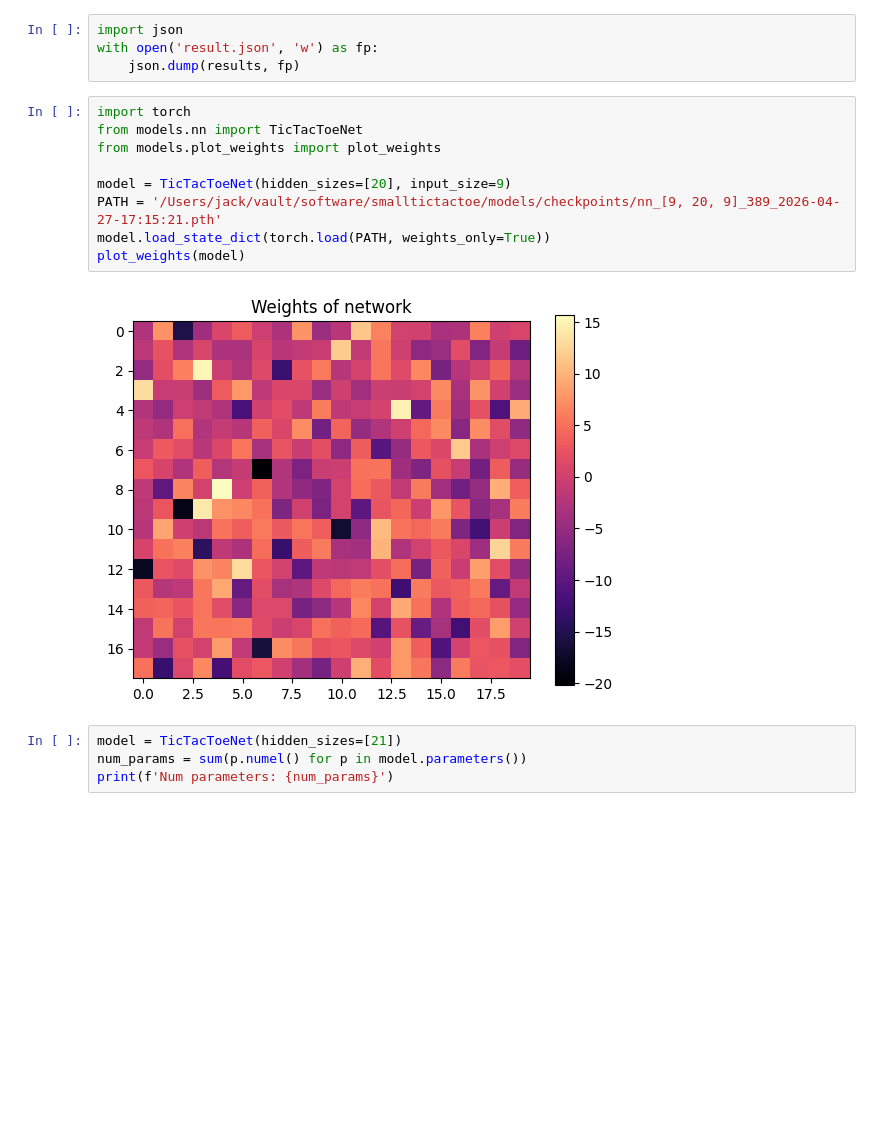
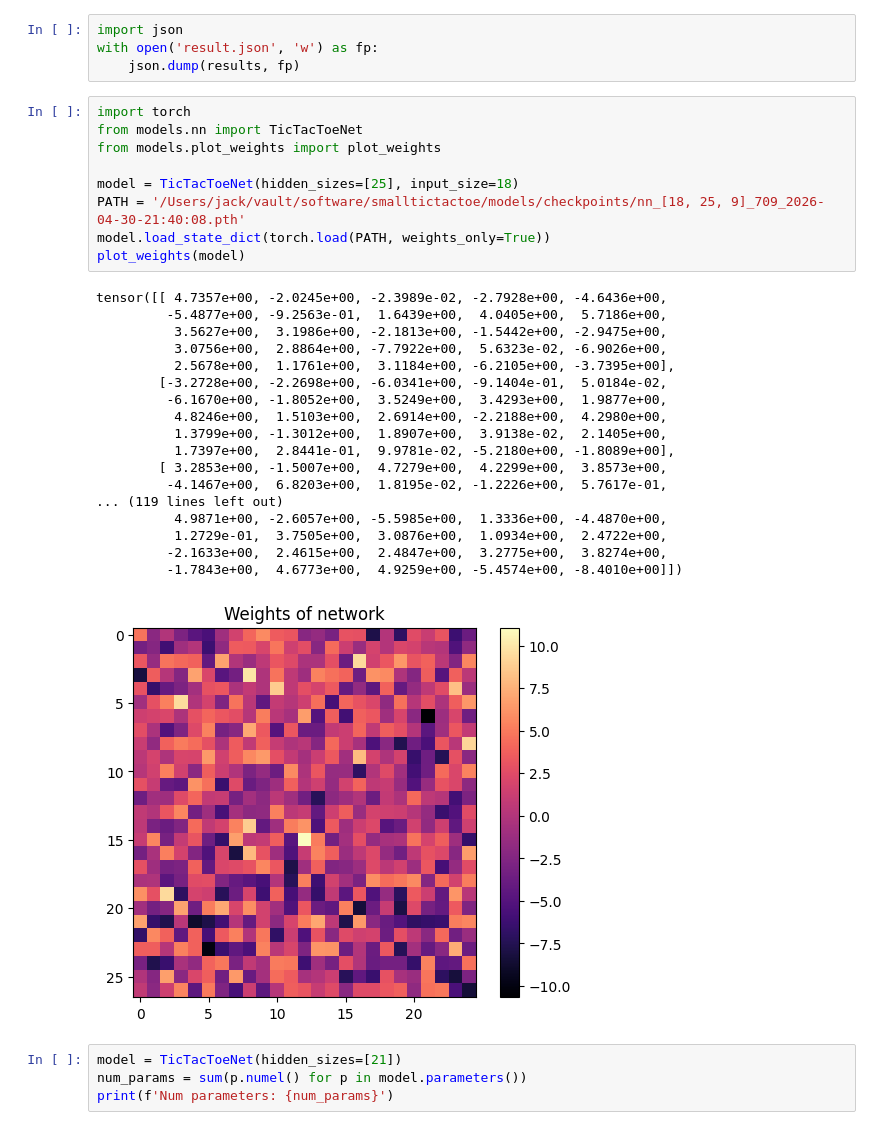
Before and after one commit to JackHanke/smalltictactoe, a Jupyter notebook: workspace.ipynb, the cells around one changed output. Saved outputs shown, nothing was run; the diff lists cells and outputs as text; blank space fills up the shorter version.

```diff
--- a/workspace.ipynb
+++ b/workspace.ipynb
@@ -42,14 +42,31 @@ with open('result.json', 'w') as fp:
 # %%
 import torch
 from models.nn import TicTacToeNet
 from models.plot_weights import plot_weights
 
-model = TicTacToeNet(hidden_sizes=[20], input_size=9)
-PATH = '/Users/jack/vault/software/smalltictactoe/models/checkpoints/nn_[9, 20, 9]_389_2026-04-27-17:15:21.pth'
+model = TicTacToeNet(hidden_sizes=[25], input_size=18)
+PATH = '/Users/jack/vault/software/smalltictactoe/models/checkpoints/nn_[18, 25, 9]_709_2026-04-30-21:40:08.pth'
 model.load_state_dict(torch.load(PATH, weights_only=True))
 plot_weights(model)
 # %% [output]
+tensor([[ 4.7357e+00, -2.0245e+00, -2.3989e-02, -2.7928e+00, -4.6436e+00,
+         -5.4877e+00, -9.2563e-01,  1.6439e+00,  4.0405e+00,  5.7186e+00,
+          3.5627e+00,  3.1986e+00, -2.1813e+00, -1.5442e+00, -2.9475e+00,
+          3.0756e+00,  2.8864e+00, -7.7922e+00,  5.6323e-02, -6.9026e+00,
+          2.5678e+00,  1.1761e+00,  3.1184e+00, -6.2105e+00, -3.7395e+00],
+        [-3.2728e+00, -2.2698e+00, -6.0341e+00, -9.1404e-01,  5.0184e-02,
+         -6.1670e+00, -1.8052e+00,  3.5249e+00,  3.4293e+00,  1.9877e+00,
+          4.8246e+00,  1.5103e+00,  2.6914e+00, -2.2188e+00,  4.2980e+00,
+          1.3799e+00, -1.3012e+00,  1.8907e+00,  3.9138e-02,  2.1405e+00,
+          1.7397e+00,  2.8441e-01,  9.9781e-02, -5.2180e+00, -1.8089e+00],
+        [ 3.2853e+00, -1.5007e+00,  4.7279e+00,  4.2299e+00,  3.8573e+00,
+         -4.1467e+00,  6.8203e+00,  1.8195e-02, -1.2226e+00,  5.7617e-01,
+... (119 lines left out)
+          4.9871e+00, -2.6057e+00, -5.5985e+00,  1.3336e+00, -4.4870e+00,
+          1.2729e-01,  3.7505e+00,  3.0876e+00,  1.0934e+00,  2.4722e+00,
+         -2.1633e+00,  2.4615e+00,  2.4847e+00,  3.2775e+00,  3.8274e+00,
+         -1.7843e+00,  4.6773e+00,  4.9259e+00, -5.4574e+00, -8.4010e+00]])
-[figure, old version]
+[figure, new version]
 # %%
 model = TicTacToeNet(hidden_sizes=[21])
 num_params = sum(p.numel() for p in model.parameters())
```
Also changed, not shown: 5 other files.
